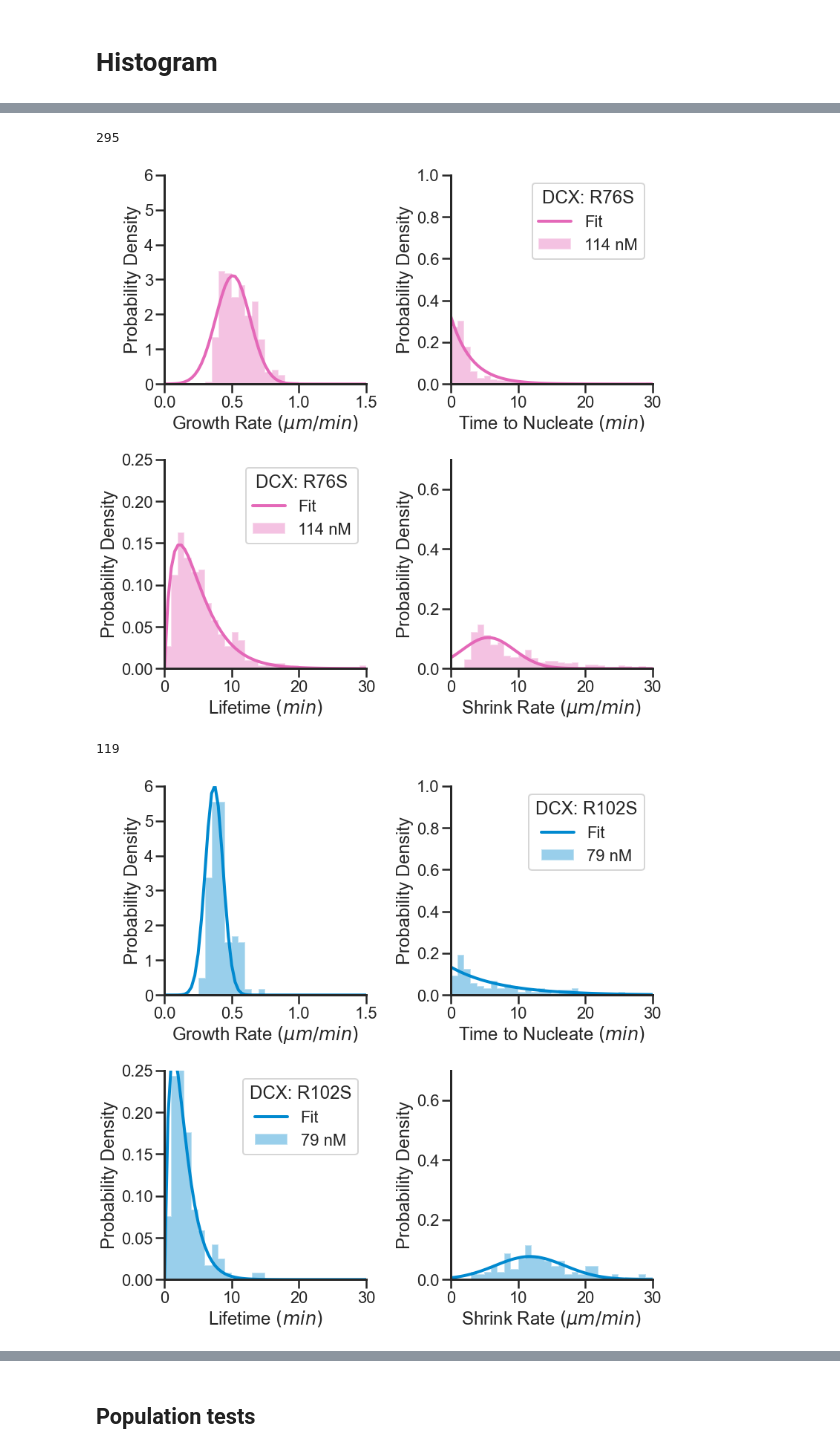
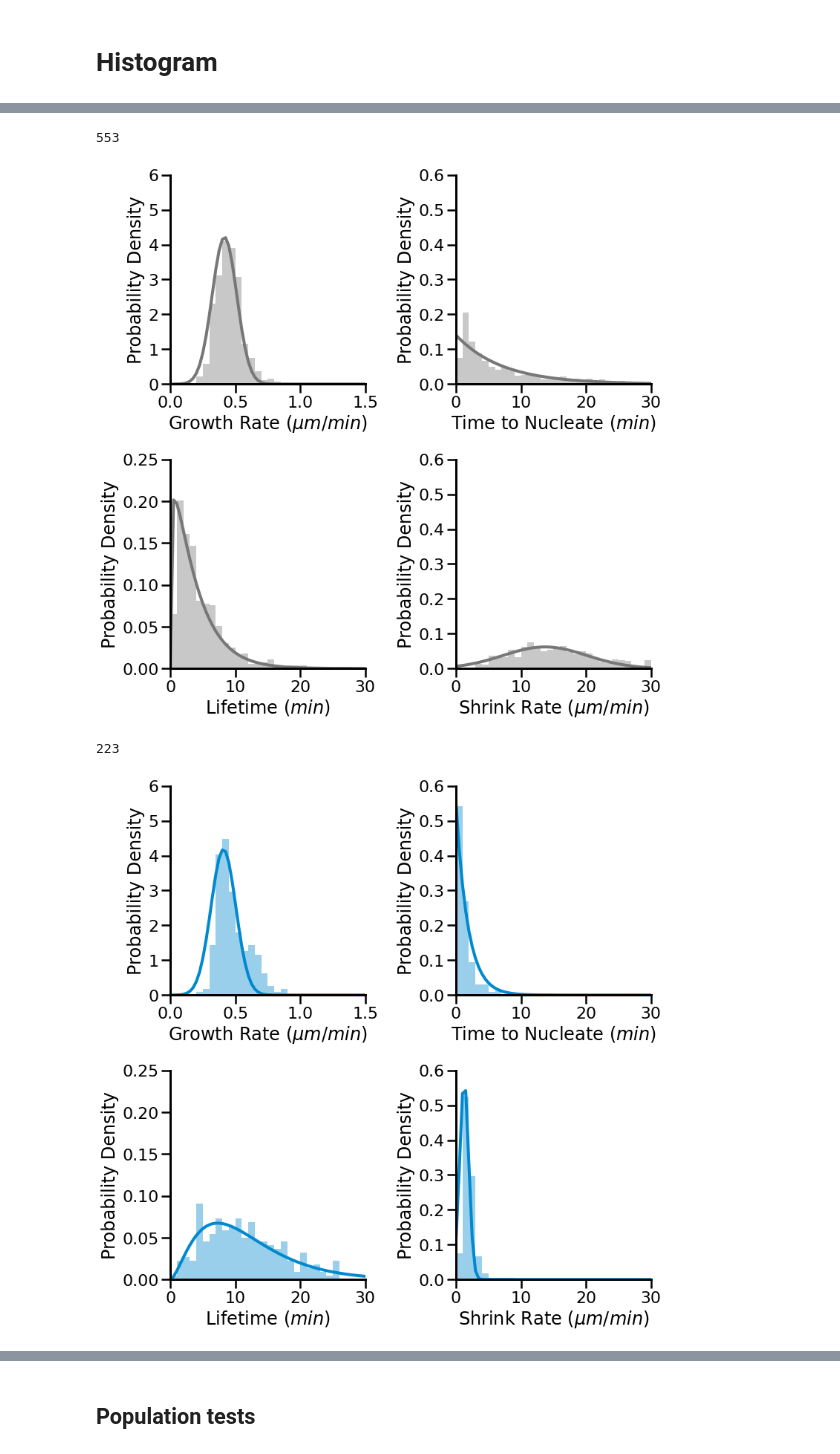
Before and after one commit to sofiacruzt/sofia-brouhardlab, a Jupyter notebook: dynamics/fit_master_sheet.ipynb, the cells around one changed output, grey strips where cells are left out. Drawn from its saved outputs; the diff is of its cells as text; code cells hidden in the pictures.

Commit message:
figure v2

```diff
--- a/dynamics/fit_master_sheet.ipynb
+++ b/dynamics/fit_master_sheet.ipynb
@@ -821,18 +821,18 @@ def plot_hist(data, tubconc, dcxtype, dcxconc,color) :
     ax[1][1].plot(x, gaussian(x, mu, sig),color = color, lw=4);
 
     legnd = str(dcxconc)+' nM'
-    ax[0][1].legend(('Fit',legnd),loc='upper right',title='DCX: '+dcxtype)
-    ax[1][0].legend(('Fit',legnd),loc='upper right',title='DCX: '+dcxtype)
+    #ax[0][1].legend(('Fit',legnd),loc='upper right',title='DCX: '+dcxtype)
+    #ax[1][0].legend(('Fit',legnd),loc='upper right',title='DCX: '+dcxtype)
 
     ax[0][0].set_ylim(0,6)
     ax[1][0].set_ylim(0,0.25)
-    ax[0][1].set_ylim(0,1)
-    ax[1][1].set_ylim(0,0.7)
+    ax[0][1].set_ylim(0,0.6)
+    ax[1][1].set_ylim(0,0.6)
 
     sns.set_context("poster", font_scale=1, rc={"lines.linewidth":3.0})
     plt.tight_layout()
 
-    #plt.savefig(newmydir/('joint_graphsHIST-'+dcxtype+'-'+str(dcxconc)+'-'+date+'.svg'))
+    plt.savefig(newmydir/('joint_graphsHIST-'+dcxtype+'-'+str(dcxconc)+'-'+date+'.svg'))
 
     return print(n)
 # %%
@@ -842,11 +851,11 @@ WindowsPath('D:/Sofia/Data_Sheets_summer/Plots/2023-06-29_fitdata')
 # %%
-plot_hist(data, 6, 'R76S',114, '#e468b8') #32,57,79,114,227 '#ff8341' orange ,'#e468b8' pink
+plot_hist(data, 6, 'None',0, grey00) #32,57,79,114,227 '#ff8341' orange ,'#e468b8' pink
 # %% [output]
-295
+553
-[figure, old version]
+[figure, new version]
 # %%
-plot_hist(data, 6, 'R102S', 79,cyan)
+plot_hist(data, 6, 'WT', 114,cyan)
 # %% [output]
-119
+223
-[figure, old version]
+[figure, new version]
 # %%
```
Also changed, not shown: parts of 23 cells of this notebook, 1 other file.
